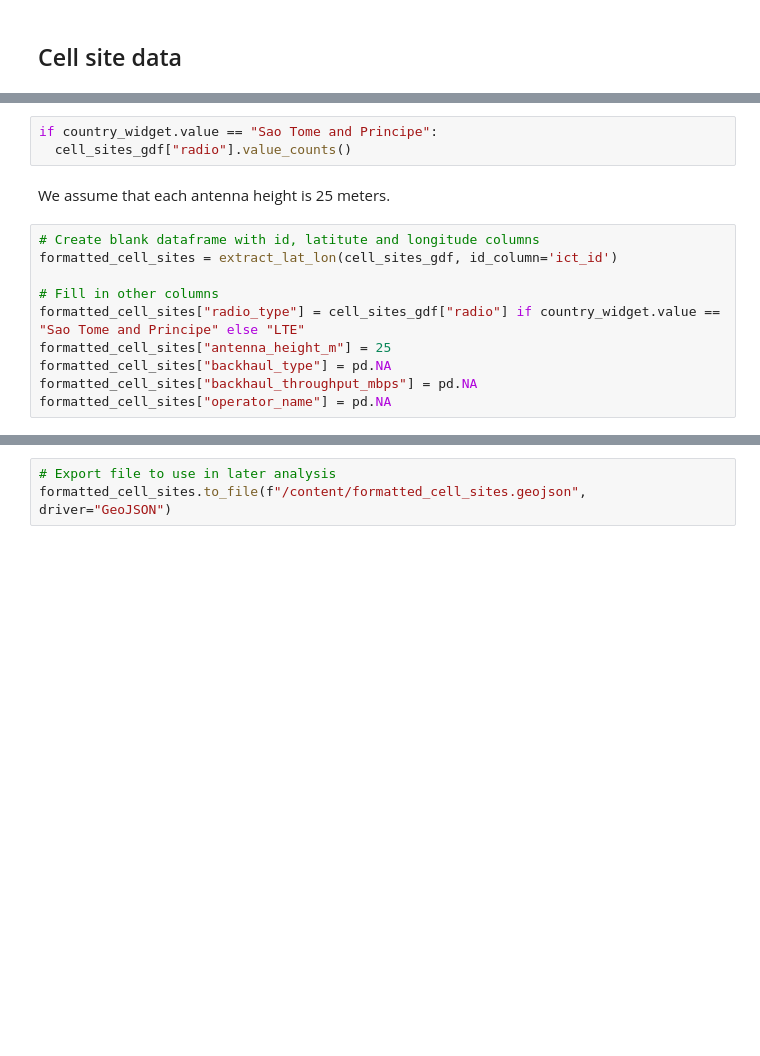
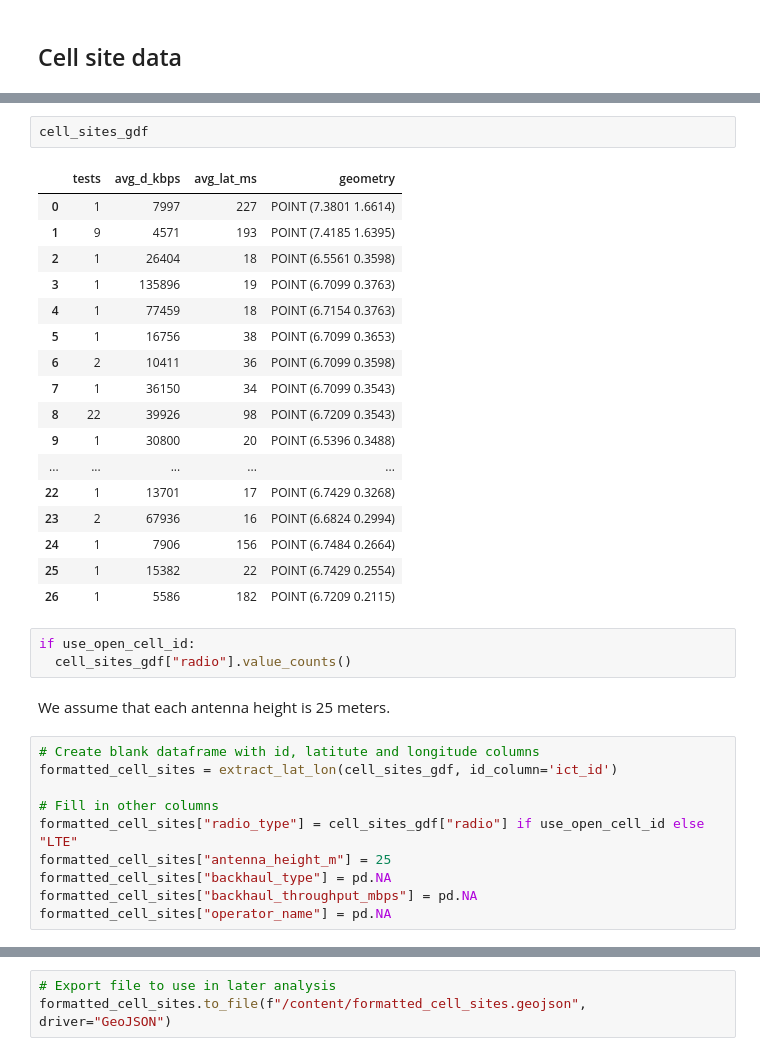
Before and after one commit to FNS-Division/geopython-2025, a Jupyter notebook: 0_get_open_data.ipynb, the cells around one changed output, grey strips where cells are left out. Saved outputs shown, nothing was run; the diff lists cells and outputs as text; blank space fills up the shorter version.

```diff
--- a/0_get_open_data.ipynb
+++ b/0_get_open_data.ipynb
@@ -491,8 +491,28 @@ display(styled_df)
 | 6 | antenna_height_m | float |  | 25 | Yes | Antenna height on the tower or bu... |
 | 7 | backhaul_type | string | fiber, microwave, satellite | fiber | No | Type of backhaul connectivity of ... |
 | 8 | backhaul_throughput_mbps | float |  | 1000 | No | Equipped throughput of the backhaul |
+# %%
+cell_sites_gdf
+# %% [output]
+|  | tests | avg_d_kbps | avg_lat_ms | geometry |
+| 0 | 1 | 7997 | 227 | POINT (7.3801 1.6614) |
+| 1 | 9 | 4571 | 193 | POINT (7.4185 1.6395) |
+| 2 | 1 | 26404 | 18 | POINT (6.5561 0.3598) |
+| 3 | 1 | 135896 | 19 | POINT (6.7099 0.3763) |
+| 4 | 1 | 77459 | 18 | POINT (6.7154 0.3763) |
+| 5 | 1 | 16756 | 38 | POINT (6.7099 0.3653) |
+| 6 | 2 | 10411 | 36 | POINT (6.7099 0.3598) |
+| 7 | 1 | 36150 | 34 | POINT (6.7099 0.3543) |
+| 8 | 22 | 39926 | 98 | POINT (6.7209 0.3543) |
+| 9 | 1 | 30800 | 20 | POINT (6.5396 0.3488) |
+| ... | ... | ... | ... | ... |
+| 22 | 1 | 13701 | 17 | POINT (6.7429 0.3268) |
+| 23 | 2 | 67936 | 16 | POINT (6.6824 0.2994) |
+| 24 | 1 | 7906 | 156 | POINT (6.7484 0.2664) |
+| 25 | 1 | 15382 | 22 | POINT (6.7429 0.2554) |
+| 26 | 1 | 5586 | 182 | POINT (6.7209 0.2115) |
 # %%
-if country_widget.value == "Sao Tome and Principe":
+if use_open_cell_id:
   cell_sites_gdf["radio"].value_counts()
 # %% [markdown]
 We assume that each antenna height is 25 meters.
@@ -501,7 +521,7 @@ We assume that each antenna height is 25 meters.
 formatted_cell_sites = extract_lat_lon(cell_sites_gdf, id_column='ict_id')
 
 # Fill in other columns
-formatted_cell_sites["radio_type"] = cell_sites_gdf["radio"] if country_widget.value == "Sao Tome and Principe" else "LTE"
+formatted_cell_sites["radio_type"] = cell_sites_gdf["radio"] if use_open_cell_id else "LTE"
 formatted_cell_sites["antenna_height_m"] = 25
 formatted_cell_sites["backhaul_type"] = pd.NA
 formatted_cell_sites["backhaul_throughput_mbps"] = pd.NA
```
Also changed, not shown: parts of 8 cells of this notebook.
